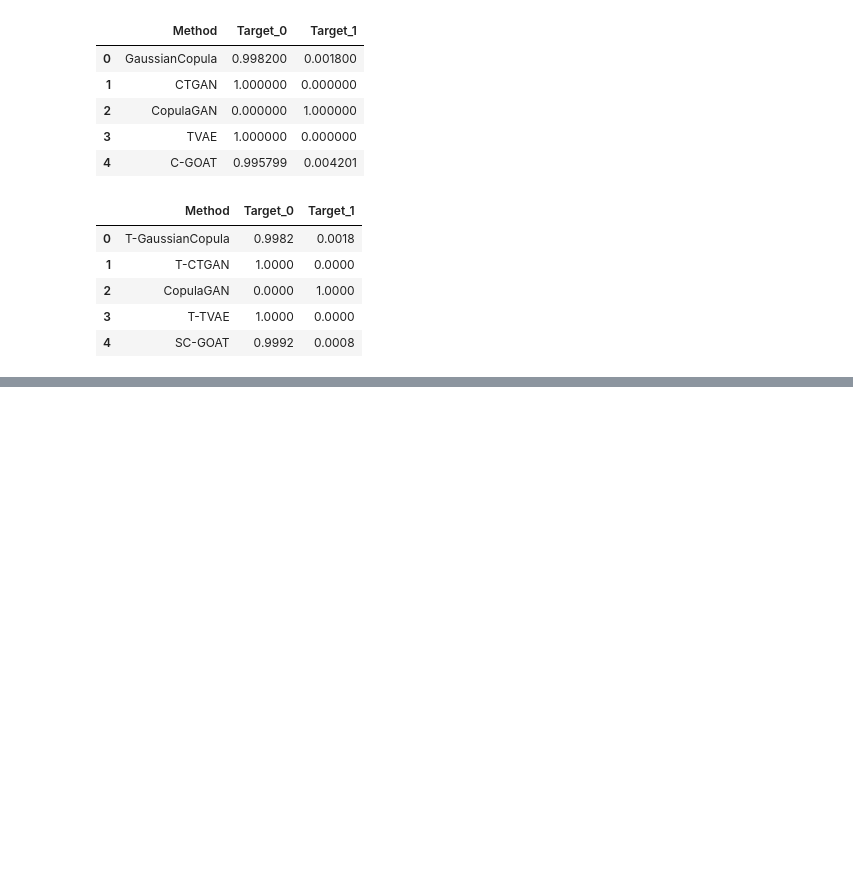
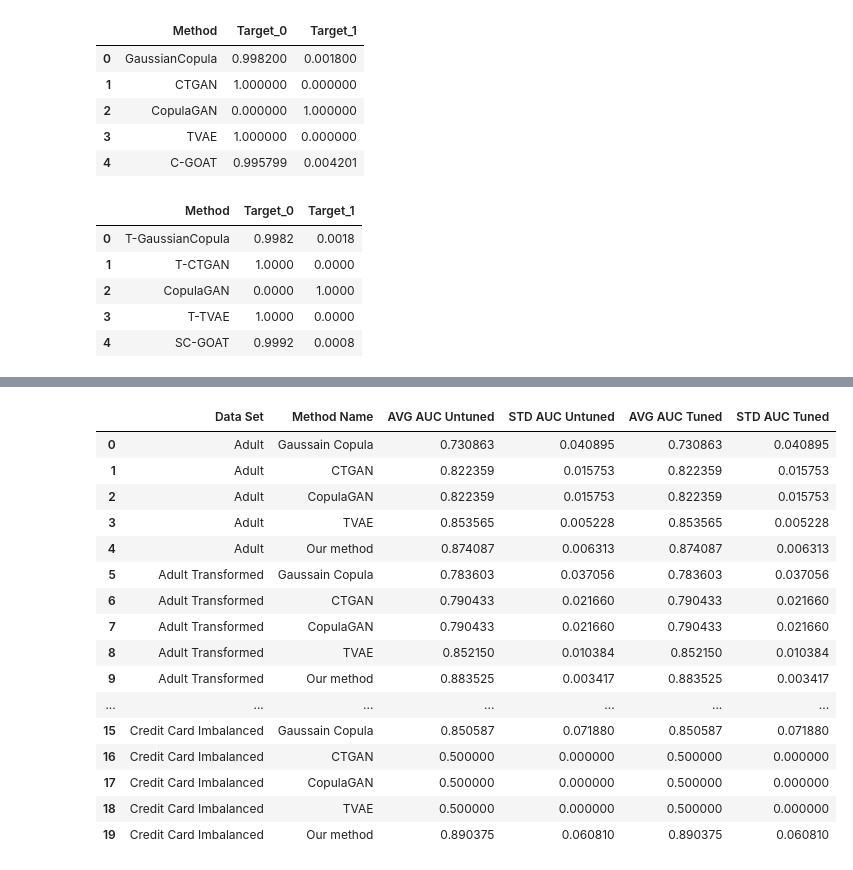
Before and after one commit to shinnasa/SC-GOAT, a Jupyter notebook: code/CollectResults.ipynb, the cells around one changed output, grey strips where cells are left out. Cells and saved outputs as stored; diff of their text form; code cells hidden in the pictures; blank space fills up the shorter version.

Commit message:
Support reading hyper-params for tuned models from the hyper-parameter saved files

```diff
--- a/code/CollectResults.ipynb
+++ b/code/CollectResults.ipynb
@@ -2036,0 +2078,24 @@ pd_tuned_results
+# %%
+#UNTUNED RESULTS CREDIT BALANCED
+balanced_credit_untuned_all_results_AUC_file_name = outpath_data_results + prefix_balanced_credit_untuned +  'all_results_AUC_file_name.csv'
+balanced_credit_untuned_average_std_AUC_file_name = outpath_data_results + prefix_balanced_credit_untuned +  'average_std_AUC_file_name.csv'
+balanced_credit_untuned_all_results_pd = pd.read_csv(balanced_credit_untuned_all_results_AUC_file_name)
+balanced_credit_untuned_average_std_AUC_pd = pd.read_csv(balanced_credit_untuned_average_std_AUC_file_name)
+
+# #TUNED RESULTS CREDIT BALANCED
+# balanced_credit_tuned_all_results_AUC_file_name = outpath_data_results + prefix_balanced_credit_tuned +  'all_results_AUC_file_name.csv'
+# balanced_credit_tuned_average_std_AUC_file_name = outpath_data_results + prefix_balanced_credit_tuned +  'average_std_AUC_file_name.csv'
+# balanced_credit_tuned_all_results_pd = pd.read_csv(balanced_credit_tuned_all_results_AUC_file_name)
+# balanced_credit_tuned_average_std_AUC_pd = pd.read_csv(balanced_credit_tuned_average_std_AUC_file_name)
+# %%
+#UNTUNED RESULTS CREDIT IMBALANCED
+imbalanced_credit_untuned_all_results_AUC_file_name = outpath_data_results + prefix_imbalanced_credit_untuned +  'all_results_AUC_file_name.csv'
+imbalanced_credit_untuned_average_std_AUC_file_name = outpath_data_results + prefix_imbalanced_credit_untuned +  'average_std_AUC_file_name.csv'
+imbalanced_credit_untuned_all_results_pd = pd.read_csv(imbalanced_credit_untuned_all_results_AUC_file_name)
+imbalanced_credit_untuned_average_std_AUC_pd = pd.read_csv(imbalanced_credit_untuned_average_std_AUC_file_name)
+
+# #TUNED RESULTS CREDIT IMBALANCED
+# imbalanced_credit_tuned_all_results_AUC_file_name = outpath_data_results + prefix_imbalanced_credit_tuned +  'all_results_AUC_file_name.csv'
+# imbalanced_credit_tuned_average_std_AUC_file_name = outpath_data_results + prefix_imbalanced_credit_tuned +  'average_std_AUC_file_name.csv'
+# imbalanced_credit_tuned_all_results_pd = pd.read_csv(imbalanced_credit_tuned_all_results_AUC_file_name)
+# imbalanced_credit_tuned_average_std_AUC_pd = pd.read_csv(imbalanced_credit_tuned_average_std_AUC_file_name)
@@ -2036,0 +2111,11 @@ pd_tuned_results
+# %%
+#Data Set | Method Name | AVG AUC Untuned | STD AUC Untuned | AVG AUC Tuned | STD AUC Tuned
+columns_needed_results_average_std_AUC = ['methods', 'average_auc_test', 'std_auc_test']
+df_results_average_std_AUC = pd.DataFrame({'Data Set' : [],
+                                           'Method Name' : [],
+                                           'AVG AUC Untuned' : [],
+                                           'STD AUC Untuned' : [],
+                                           'AVG AUC Tuned' : [],
+                                           'STD AUC Tuned' : [],
+                                          })
+df_results_average_std_AUC
@@ -2036,0 +2486,20 @@ pd_tuned_results
+# %%
+df_results_average_std_AUC
+# %% [output]
+|  | Data Set | Method Name | AVG AUC Untuned | STD AUC Untuned | AVG AUC Tuned | STD AUC Tuned |
+| 0 | Adult | Gaussain Copula | 0.730863 | 0.040895 | 0.730863 | 0.040895 |
+| 1 | Adult | CTGAN | 0.822359 | 0.015753 | 0.822359 | 0.015753 |
+| 2 | Adult | CopulaGAN | 0.822359 | 0.015753 | 0.822359 | 0.015753 |
+| 3 | Adult | TVAE | 0.853565 | 0.005228 | 0.853565 | 0.005228 |
+| 4 | Adult | Our method | 0.874087 | 0.006313 | 0.874087 | 0.006313 |
+| 5 | Adult Transformed | Gaussain Copula | 0.783603 | 0.037056 | 0.783603 | 0.037056 |
+| 6 | Adult Transformed | CTGAN | 0.790433 | 0.021660 | 0.790433 | 0.021660 |
+| 7 | Adult Transformed | CopulaGAN | 0.790433 | 0.021660 | 0.790433 | 0.021660 |
+| 8 | Adult Transformed | TVAE | 0.852150 | 0.010384 | 0.852150 | 0.010384 |
+| 9 | Adult Transformed | Our method | 0.883525 | 0.003417 | 0.883525 | 0.003417 |
+| ... | ... | ... | ... | ... | ... | ... |
+| 15 | Credit Card Imbalanced | Gaussain Copula | 0.850587 | 0.071880 | 0.850587 | 0.071880 |
+| 16 | Credit Card Imbalanced | CTGAN | 0.500000 | 0.000000 | 0.500000 | 0.000000 |
+| 17 | Credit Card Imbalanced | CopulaGAN | 0.500000 | 0.000000 | 0.500000 | 0.000000 |
+| 18 | Credit Card Imbalanced | TVAE | 0.500000 | 0.000000 | 0.500000 | 0.000000 |
+| 19 | Credit Card Imbalanced | Our method | 0.890375 | 0.060810 | 0.890375 | 0.060810 |
```
Also changed, not shown: parts of 13 cells of this notebook, 3 other files.
